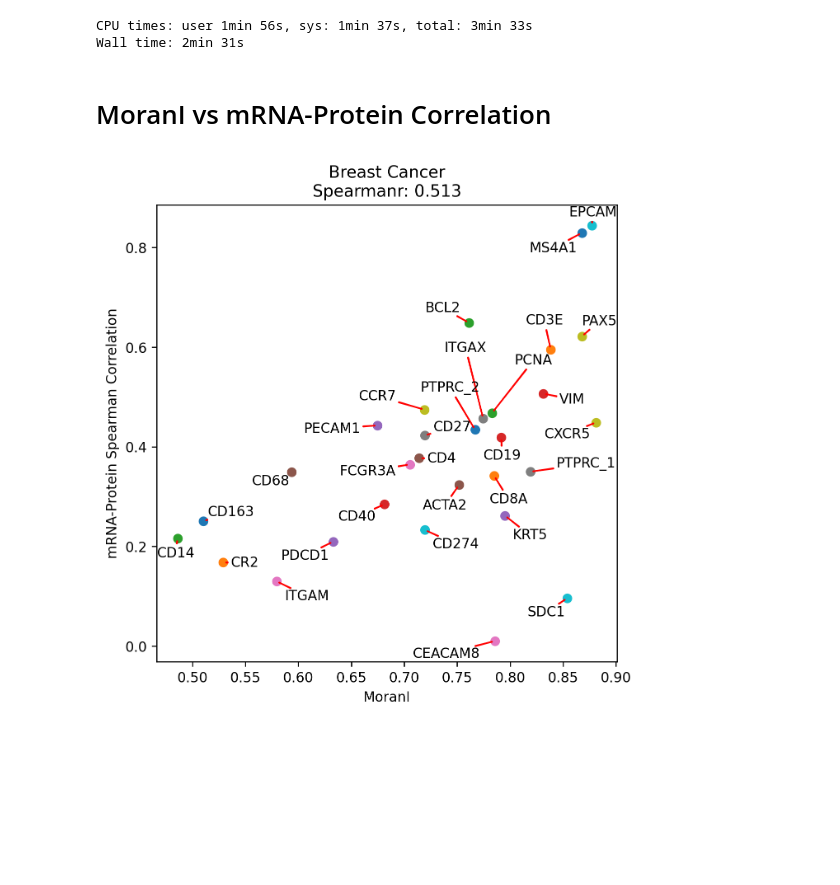
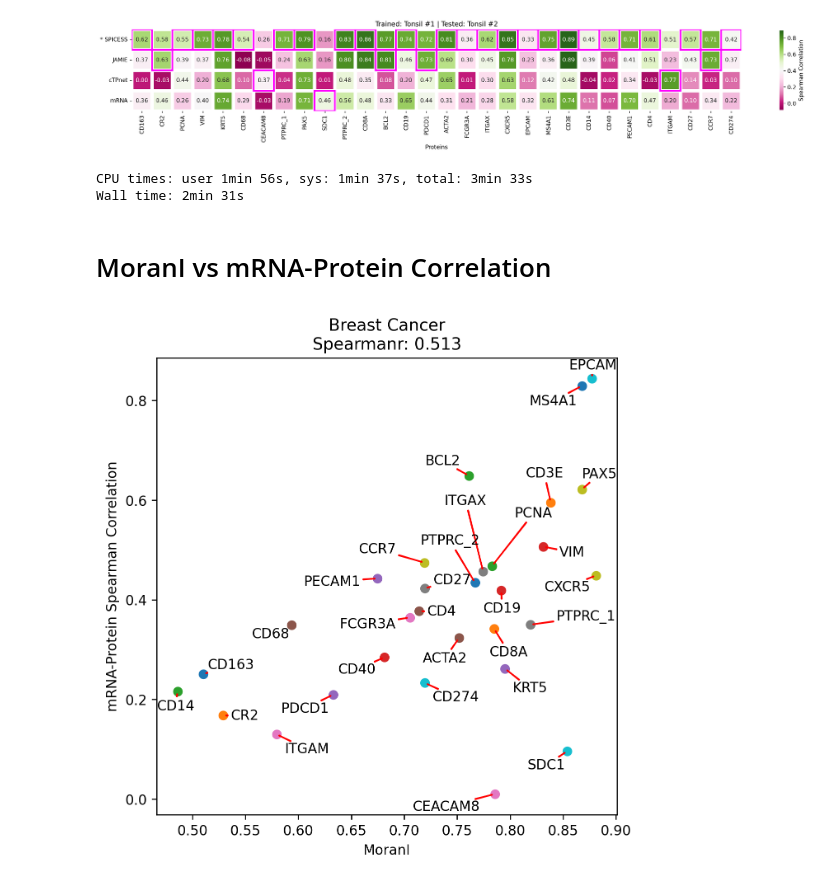
Before and after one commit to osmanbeyoglulab/SPICESS, a Jupyter notebook: performance_heatmaps.ipynb, the cells around one changed output. Saved outputs shown, nothing was run; the diff lists cells and outputs as text; code cells hidden in the pictures; blank space fills up the shorter version.

```diff
--- a/performance_heatmaps.ipynb
+++ b/performance_heatmaps.ipynb
@@ -86,6 +86,51 @@ datasets['Brain'] = LoadCytAssistPipeline(
     sample_id = 0,
     name = f'{tissue} 1',
 ).run()
+# %%
+df = pd.read_csv('performance_heatmaps_v89.csv', index_col=0)
+# %%
+df1 = df[['Tonsil 2', 'Denoised Tonsil 2', 'cross-val 2', 'SPICESS', 'JAMIE', 'cTPnet 2']]
+df1.columns = ['mRNA', 'Denoised mRNA', '* SPICESS Cross Val', '* SPICESS Val', 'JAMIE val', 'cTPnet val']
+df2 = df[['Tonsil 1', 'Denoised Tonsil 1', 'cross-val', 'SPICESS 2', 'JAMIE 2', 'cTPnet']]
+df2.columns = ['mRNA', 'Denoised mRNA', '* SPICESS Cross Val', '* SPICESS Val', 'JAMIE val', 'cTPnet val']
+df1 = df1.drop(['Denoised mRNA', '* SPICESS Cross Val'], axis=1)
+df1 = df1[['* SPICESS Val', 'JAMIE val', 'cTPnet val', 'mRNA']]
+df1.columns = ['* SPICESS', 'JAMIE', 'cTPnet', 'mRNA']
+# %%
+plt.rcParams['figure.figsize'] = [20, 20]
+plt.rcParams['figure.dpi'] = 120
+data = pd.DataFrame(df1)
+data_highlighted = data.copy()
+
+data_highlighted.at['PECAM1', '* SPICESS'] = 0.71449
+
+max_indices = pd.DataFrame(data_highlighted.values).idxmax(axis=1)
+mask = pd.DataFrame(False, index=data_highlighted.index, columns=data_highlighted.columns)
+
+for i, col in enumerate(max_indices):
+    mask.iloc[i, col] = True
+
+data_highlighted = data_highlighted.T
+
+ax = sns.heatmap(
+    data_highlighted, cmap='PiYG', linewidth=6,
+    linecolor='white', annot=True, fmt='.2f',
+    square=True, cbar=True,
+    cbar_kws={"orientation": "vertical", "shrink": 0.1,
+              "label": "Spearman Correlation"})
+
+for i in range(len(data_highlighted)):
+    for j in range(len(data_highlighted.columns)):
+        if mask.T.iloc[i, j]:
+            ax.add_patch(plt.Rectangle((j, i), 1, 1,
+            fill=False, edgecolor='magenta', lw=3))
+
+plt.tight_layout()
+plt.xlabel('Proteins')
+plt.title('Trained: Tonsil #1 | Tested: Tonsil #2')
+plt.show()
+# %% [output]
+[figure, added]
 # %%
 proteins = ['CD163', 'CR2', 'PCNA', 'VIM', 'KRT5', 'CD68', 'CEACAM8', 'PTPRC',
        'PAX5', 'SDC1', 'PTPRC', 'CD8A', 'BCL2', 'CD19', 'PDCD1', 'ACTA2',
```
Also changed, not shown: 1 other file.
